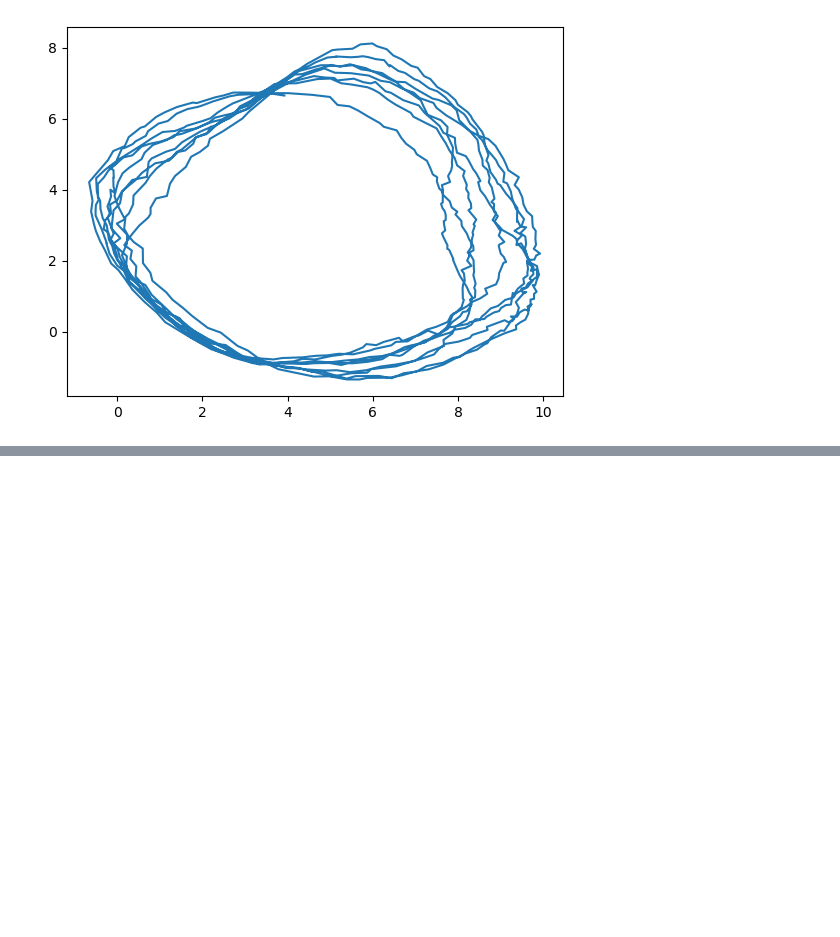
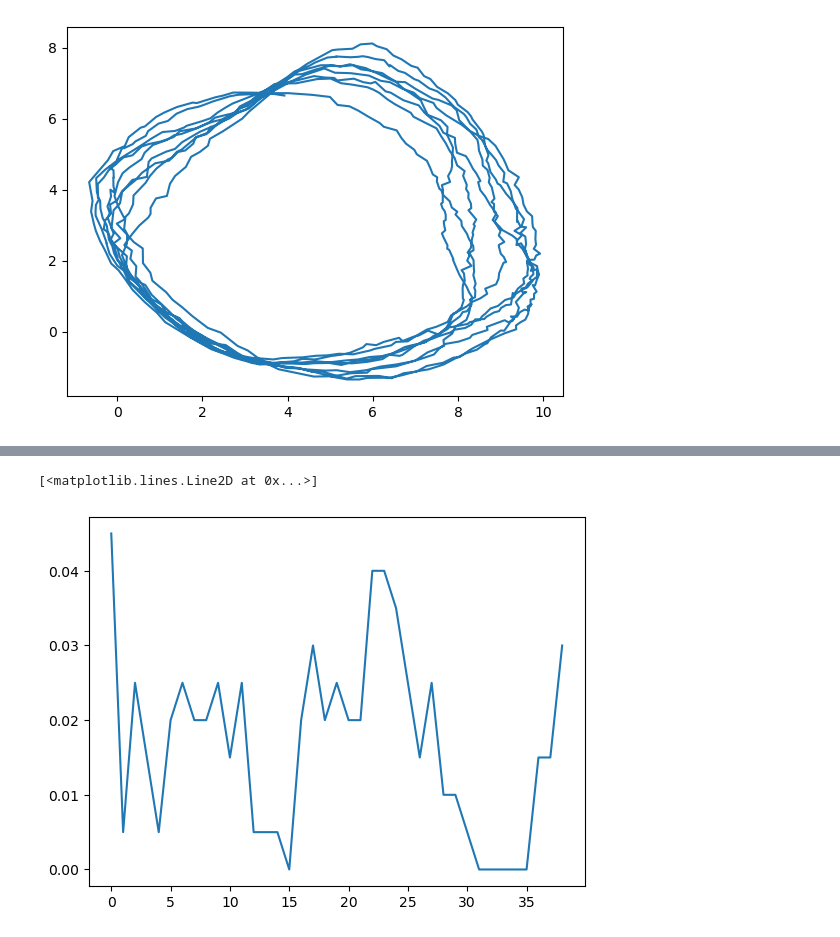
Before and after one commit to QuLab-VU/ECM_cell_cycle_model, a Jupyter notebook: umap_window/make_reducer.ipynb, the cells around one changed output, grey strips where cells are left out. Cells and saved outputs as stored; diff of their text form; code cells hidden in the pictures; blank space fills up the shorter version.

```diff
--- a/umap_window/make_reducer.ipynb
+++ b/umap_window/make_reducer.ipynb
@@ -139,0 +144,6 @@ plt.plot(embedding_all_prot[:,0], embedding_all_prot[:,1], lw=0.1, alpha=0.2)
+# %%
+fig = plt.figure()
+plt.plot(all_prot_tmp[0,80:119])
+# %% [output]
+[<matplotlib.lines.Line2D at 0x...>]
+[figure, added]
```
Also changed, not shown: parts of 6 cells of this notebook, 18 other files.
